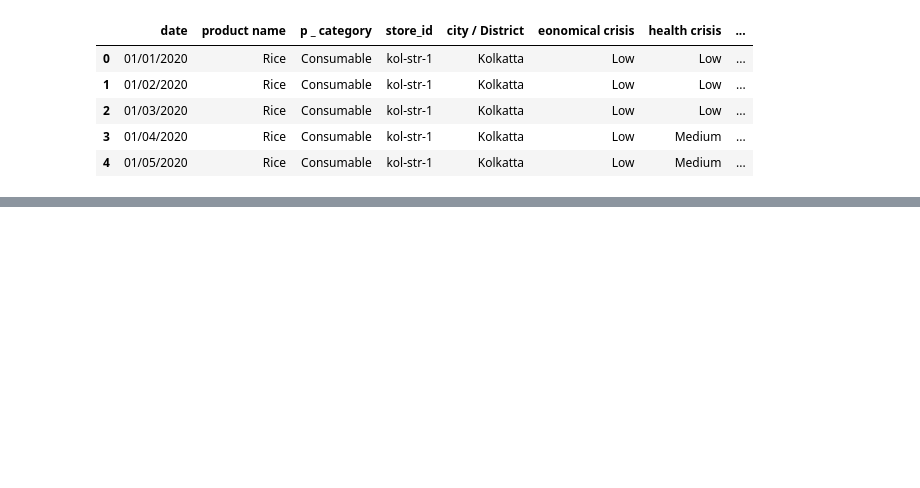
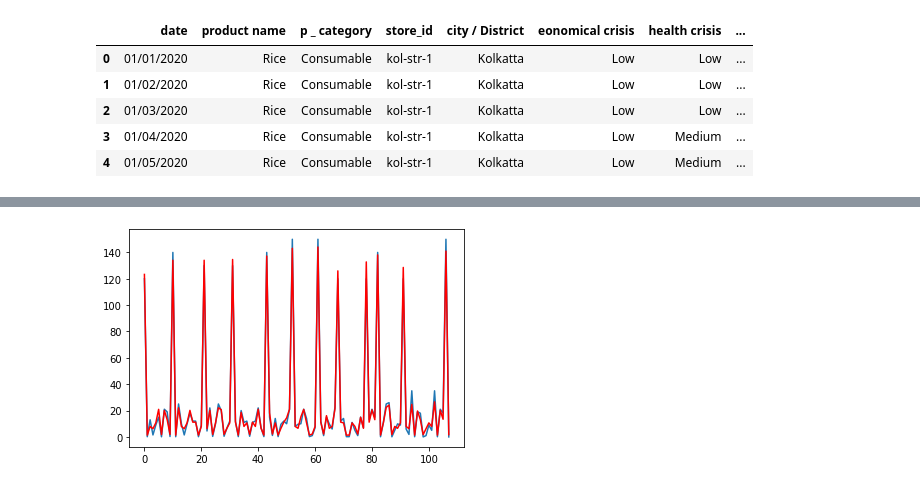
Before and after one commit to bhalgat20/Team-Homies-Innovation-Challenge6, a Jupyter notebook: src/preprocessing/preprocessing_data.ipynb, the cells around one changed output, grey strips where cells are left out. Cells and saved outputs as stored; diff of their text form; code cells hidden in the pictures; blank space fills up the shorter version.

```diff
--- a/src/preprocessing/preprocessing_data.ipynb
+++ b/src/preprocessing/preprocessing_data.ipynb
@@ -92,0 +127,6 @@ test
+# %%
+pyplot.plot(y_true)
+pyplot.plot(y_pred, color='red')
+pyplot.show()
+# %% [output]
+[figure, added]
```
Also changed, not shown: parts of 28 cells of this notebook, 8 other files.
